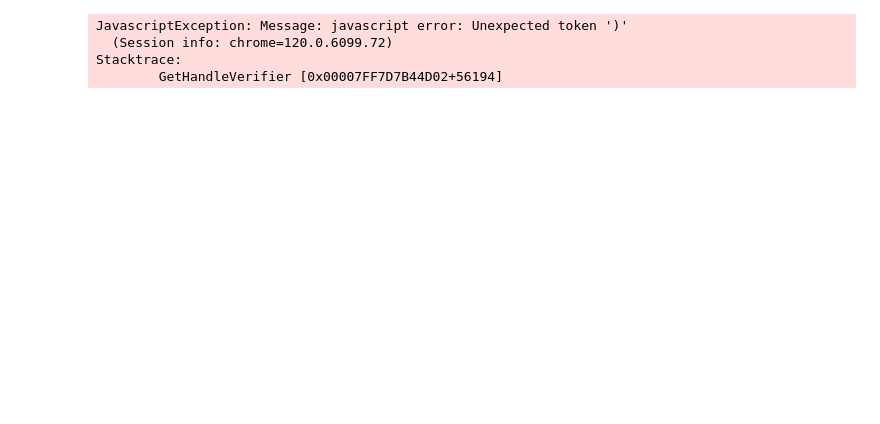
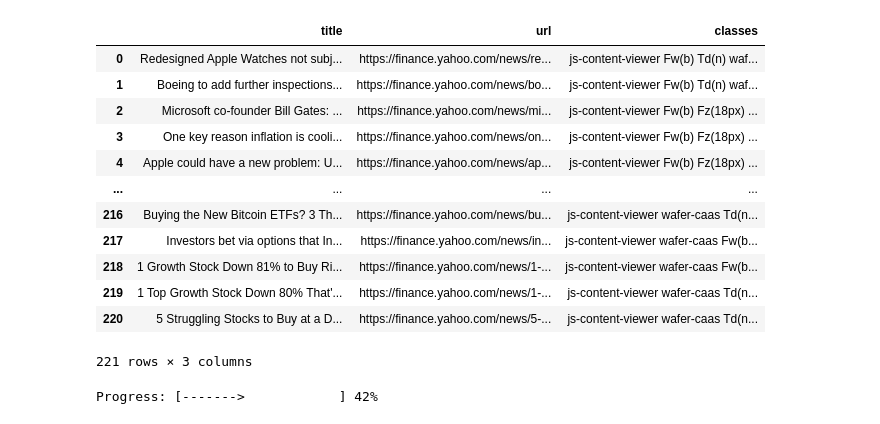
Before and after one commit to DaanEising/ML_DA_REPO, a Jupyter notebook: data/Main.ipynb, the cells around one changed output. Saved outputs shown, nothing was run; the diff lists cells and outputs as text; code cells hidden in the pictures; blank space fills up the shorter version.

Commit message:
all scraping, tokenization and sentiment analysis

```diff
--- a/data/Main.ipynb
+++ b/data/Main.ipynb
@@ -178,31 +216,39 @@ cookies = cookies_for_selenium(YAHOO_CONSENT_COOKIES)
 # %%
-driver = webdriver.Chrome()
-driver.maximize_window()
-driver.get(YAHOO_URL)
-driver.find_element(By.CLASS_NAME, 'reject-all').click()
-actions = ActionChains(driver)
-for i in range(1500):
-    actions.scroll_by_amount(0, 500)
-actions.perform()
-actions.reset_actions()
+def get_yahoo_news_articles_df():
+    yahoo_news_driver = webdriver.Chrome(options=options)
 
-scrollheight = 'document.body.scrollHeight'
-offsetheight = 'document.body.offsetHeight'
-element_clientHeight = 'document.documentElement.clientHeight'
-element_scrollHeight = 'document.documentElement.scrollHeight'
-element_offsetHeight = 'document.documentElement.offsetHeight'
+    yahoo_news_driver.get(YAHOO_URL)
+    time.sleep(1)
+    yahoo_news_driver.find_element(By.CLASS_NAME, 'reject-all').click()
+    actions = ActionChains(yahoo_news_driver)
+    for i in range(1500):
+        actions.scroll_by_amount(0, 500)
+    actions.perform()
+    actions.reset_actions()
 
-heights = []
-
-heights.append(driver.execute_script(f"return {scrollheight})"))
-heights.append(driver.execute_script(f"return {offsetheight})"))
-heights.append(driver.execute_script(f"return {element_clientHeight})"))
-heights.append(driver.execute_script(f"return {element_scrollHeight})"))
-heights.append(driver.execute_script(f"return {element_offsetHeight})"))
-print(heights)
-driver.quit()
+    links = get_article_links(yahoo_news_driver)
+    df = pd.DataFrame({'title': [link.text for link in links], 'url': [link.get_attribute('href') for link in links], 'classes': [link.get_attribute('class') for link in links]})
+    yahoo_news_driver.quit()
+    df = df[df['url'] \
+            .str.contains('/news/') & df['classes'].str.contains('js-content-viewer')]\
+            .drop_duplicates(subset='url', keep='last')\
+            .reset_index(drop=True)
+    return df
-# %% [output]
-JavascriptException: Message: javascript error: Unexpected token ')'
-  (Session info: chrome=120.0.6099.72)
-Stacktrace:
-        GetHandleVerifier [0x00007FF7D7B44D02+56194]
+# %%
+yahoo_news_df = get_yahoo_news_articles_df()
+# %%
+display(yahoo_news_df)
+# %% [output]
+|  | title | url | classes |
+| 0 | Redesigned Apple Watches not subj... | https://finance.yahoo.com/news/re... | js-content-viewer Fw(b) Td(n) waf... |
+| 1 | Boeing to add further inspections... | https://finance.yahoo.com/news/bo... | js-content-viewer Fw(b) Td(n) waf... |
+| 2 | Microsoft co-founder Bill Gates: ... | https://finance.yahoo.com/news/mi... | js-content-viewer Fw(b) Fz(18px) ... |
+| 3 | One key reason inflation is cooli... | https://finance.yahoo.com/news/on... | js-content-viewer Fw(b) Fz(18px) ... |
+| 4 | Apple could have a new problem: U... | https://finance.yahoo.com/news/ap... | js-content-viewer Fw(b) Fz(18px) ... |
+| ... | ... | ... | ... |
+| 216 | Buying the New Bitcoin ETFs? 3 Th... | https://finance.yahoo.com/news/bu... | js-content-viewer wafer-caas Td(n... |
+| 217 | Investors bet via options that In... | https://finance.yahoo.com/news/in... | js-content-viewer wafer-caas Fw(b... |
+| 218 | 1 Growth Stock Down 81% to Buy Ri... | https://finance.yahoo.com/news/1-... | js-content-viewer wafer-caas Fw(b... |
+| 219 | 1 Top Growth Stock Down 80% That'... | https://finance.yahoo.com/news/1-... | js-content-viewer wafer-caas Td(n... |
+| 220 | 5 Struggling Stocks to Buy at a D... | https://finance.yahoo.com/news/5-... | js-content-viewer wafer-caas Td(n... |
+221 rows × 3 columns
@@ -208,0 +293,4 @@ Stacktrace:
+# %%
+yahoo_news_articles, raw_yahoo_news_articles = scrape_articles(yahoo_news_df['url'])
+# %% [output]
+Progress: [------->            ] 42%
```
Also changed, not shown: parts of 30 cells of this notebook.
